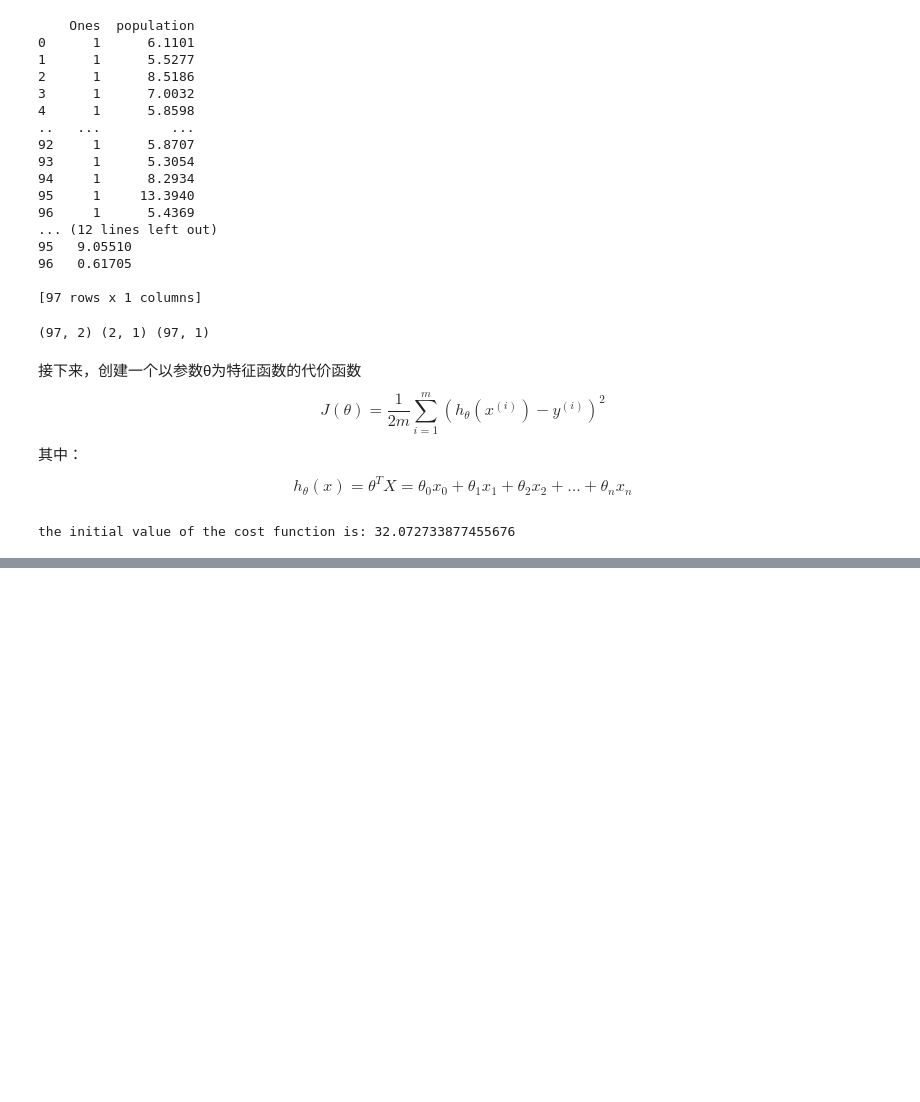
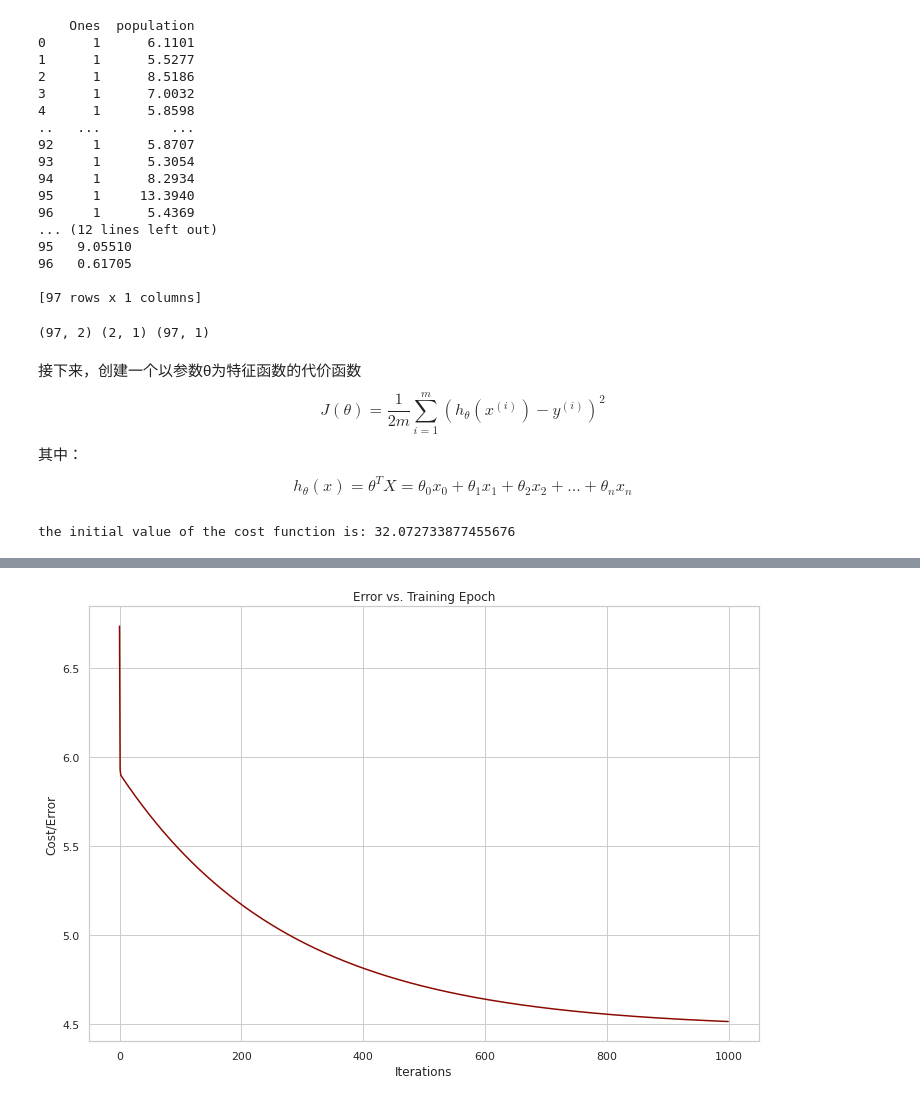
Before and after one commit to KwanWaiPang/draw_figure, a Jupyter notebook: 1. Linear Regreesion/code.ipynb, the cells around one changed output, grey strips where cells are left out. Drawn from its saved outputs; the diff is of its cells as text; code cells hidden in the pictures; blank space fills up the shorter version.

```diff
--- a/1. Linear Regreesion/code.ipynb
+++ b/1. Linear Regreesion/code.ipynb
@@ -132,0 +182,10 @@ the initial value of the cost function is: 32.072733877455676
+# %%
+# 绘制代价函数的曲线
+fig, ax = plt.subplots(figsize=(12,8))
+ax.plot(np.arange(1000), all_cost, 'r')
+ax.set_xlabel('Iterations')
+ax.set_ylabel('Cost/Error')
+ax.set_title('Error vs. Training Epoch')
+plt.show()
+# %% [output]
+[figure, added]
```
Also changed, not shown: parts of 8 cells of this notebook, 1 other file.
